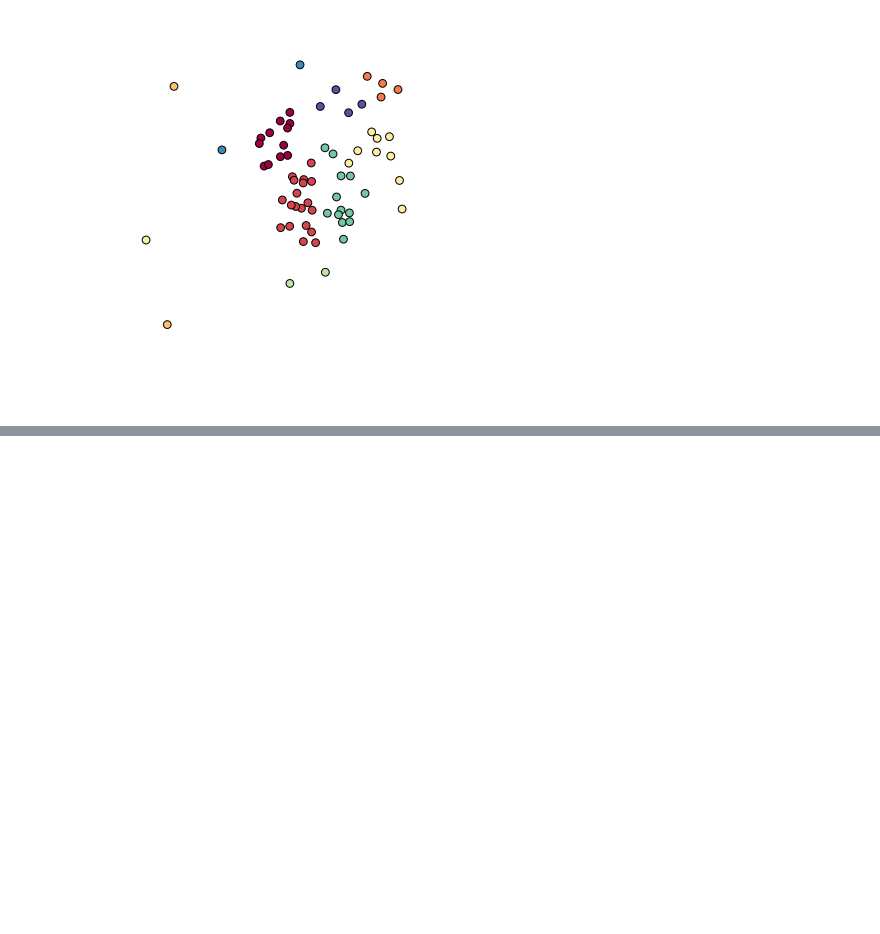
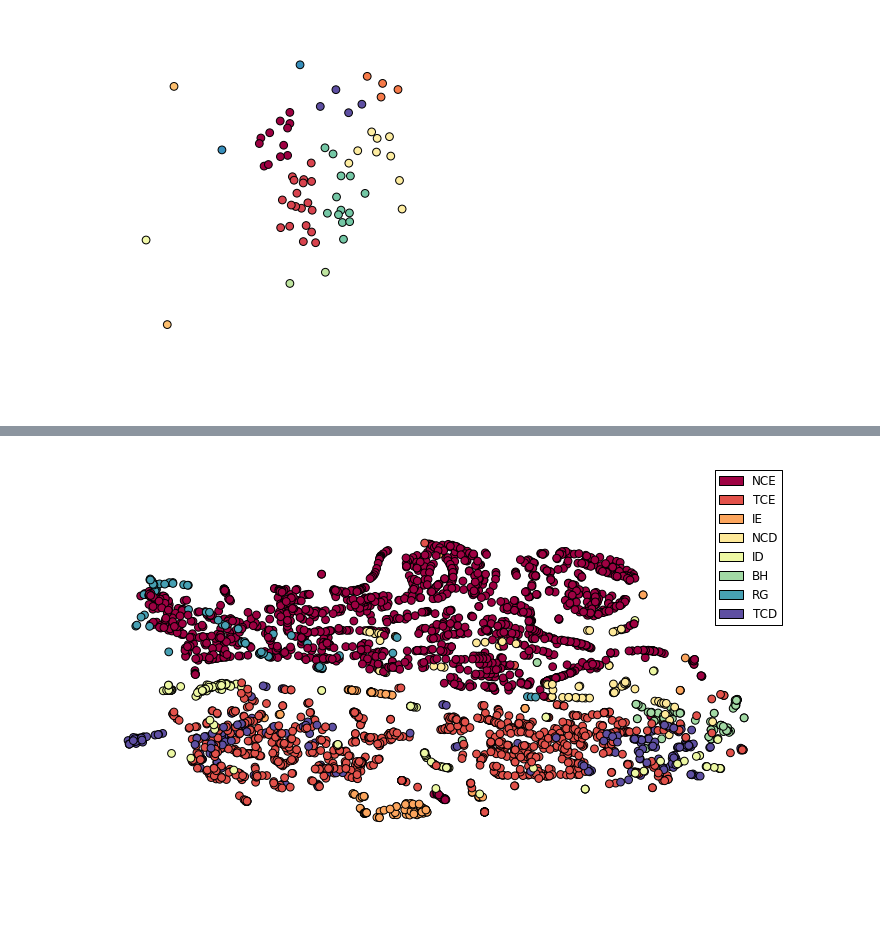
Before and after one commit to dstuck/CompChemClustering, a Jupyter notebook: FullAnalysis.ipynb, the cells around one changed output, grey strips where cells are left out. Drawn from its saved outputs; the diff is of its cells as text; code cells hidden in the pictures; blank space fills up the shorter version.

```diff
--- a/FullAnalysis.ipynb
+++ b/FullAnalysis.ipynb
@@ -792,3 +800,31 @@ plt.show()
+# %%
+plotF2Colors = plt.cm.Spectral(np.linspace(0, 1, len(np.unique(typeLabels))))
+
+mpld3.enable_notebook()
+
+fig = plt.figure(1, facecolor='w', figsize=(10, 6))
+plt.clf()
+ax = plt.axes([0., 0., 1., 1.])
+plt.axis('off')
+
+scatter = plt.scatter(embeddingTSNE[0], embeddingTSNE[1], s=60, c=plotF2Colors[typeLabels])
+
+htmlLabels = []
+for rxn in rxnNames:
+    htmlLabels.append("<p><b>"+rxn)
+
+dots = []
+for i in range(len(plotF2Colors)):
+    dots.append(mpatches.Circle(0.2,0.2,fc=plotF2Colors[i]))
+plt.legend(dots,labelOptions.tolist(),loc='best')
+
+#tooltip = mpld3.plugins.PointLabelTooltip(scatter, labels=rxnNames.tolist())
+tooltip = mpld3.plugins.PointHTMLTooltip(scatter, hoffset=10, voffset=15, labels=htmlLabels)
+mpld3.plugins.connect(fig, tooltip)
+
+plt.show()
+# %% [output]
+[figure, added]
 # %%
 #mpld3.disable_notebook()
 # %%
```
Also changed, not shown: parts of 14 cells of this notebook.
